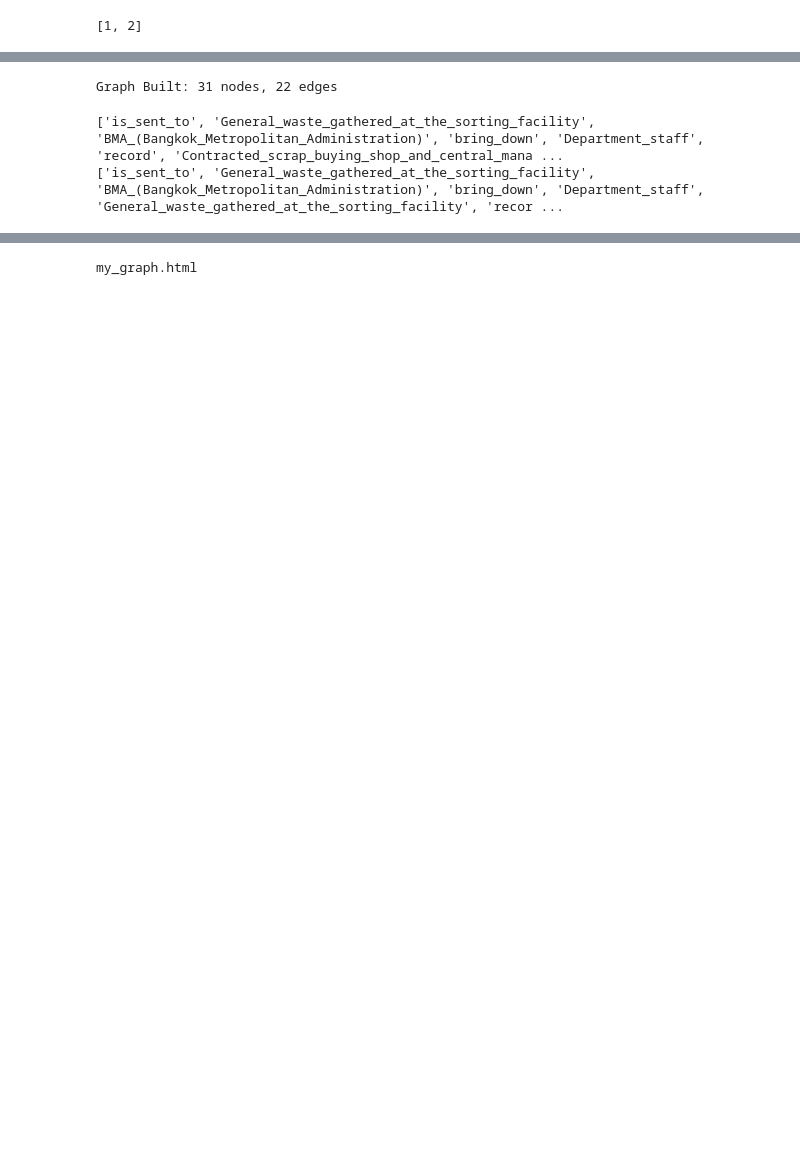
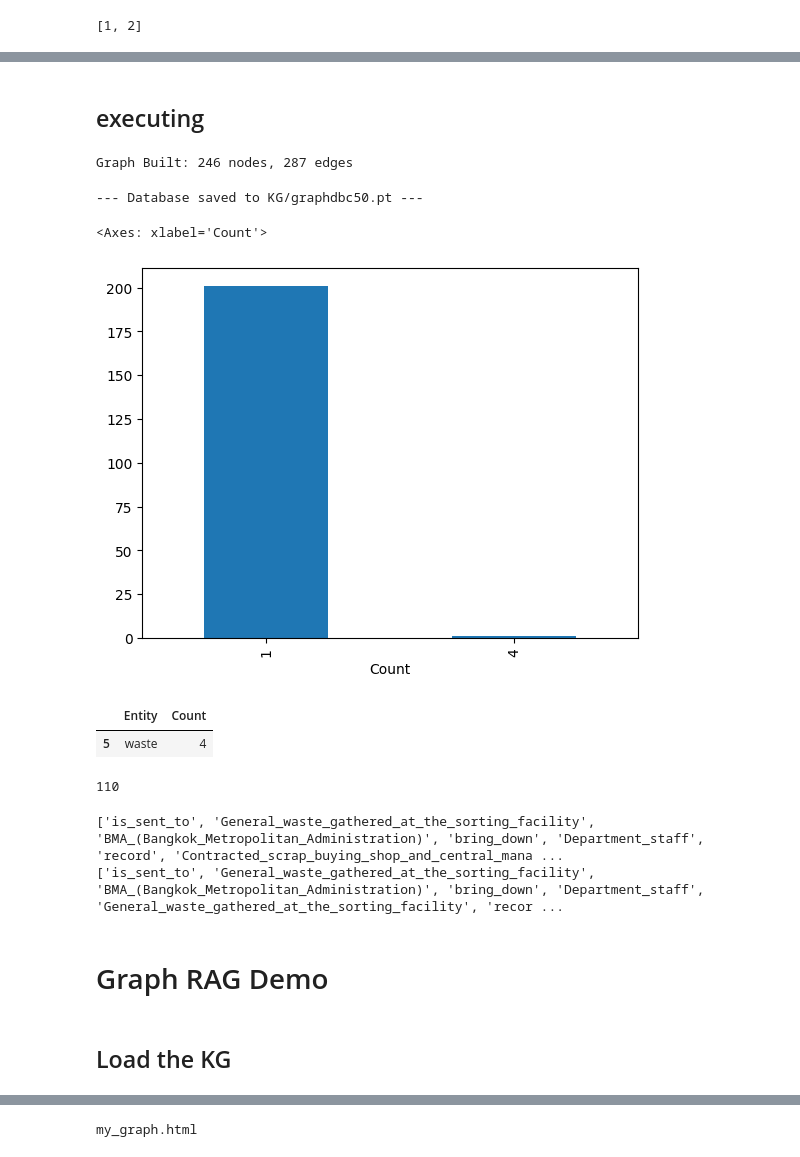
Before and after one commit to Trollface8D/Garbage-Management-Simulation-Engine, a Jupyter notebook: Simulation/map_visualize.ipynb, the cells around one changed output, grey strips where cells are left out. Cells and saved outputs as stored; diff of their text form; code cells hidden in the pictures; blank space fills up the shorter version.

```diff
--- a/Simulation/map_visualize.ipynb
+++ b/Simulation/map_visualize.ipynb
@@ -447,10 +428,7 @@ vecdb.search("garbage overflow")
+# %% [markdown]
+## executing
 # %%
-import networkx as nx
-import json
-import uuid
-from tqdm import tqdm
-
-relate_thredshold = 0.6
+relate_thredshold = 0.5
 # --- 1. YOUR INPUT DATA ---
 raw_data = {'pattern_type': 'A',
   'sentence_type': 'SB',
@@ -462,7 +440,7 @@ raw_data = {'pattern_type': 'A',
     'relationship': 'is sent to',
     'tail': 'BMA (Bangkok Metropolitan Administration)',
     'detail': 'for disposal'}]}
-raw_data = data[0]  # Using the first extracted relationship for this example
+# raw_data = data[0]  # Using the first extracted relationship for this example
 
 # --- 2. PIPELINE: CONSTRUCT THE GRAPH ---
 G = nx.DiGraph()
@@ -481,17 +459,16 @@ def add_entity_node(G, vecdb, entity_name, scope=None):
     node_id = entity_name.replace(" ", "_") # Simple ID generation
     # check node
     max_confident, search_results =  relateness(vecdb, entity_name, scope=scope)
+    # linking new concept as close relative when confidence is high
     if max_confident > relate_thredshold:
-
-        node_id = search_results[0]['id']
-        # add synonym to existing node
-        existing_node = G.nodes[node_id]
-        if 'synonyms' in existing_node:
-            if entity_name not in existing_node['synonyms']:
-                existing_node['synonyms'].append(entity_name)
-                vecdb.add_entity(node_id, entity_name)
-        else:
-            existing_node['synonyms'] = [entity_name]
+        relate_node_id = search_results[0]['id']
+        if not (relate_node_id == node_id):
+            # add synonym to existing node in form of node addition instead of as the node property (synonym)
+            G.add_node(node_id, label=entity_name, type="Entity", synonyms=[entity_name])
+            G.add_edge(relate_node_id, node_id, role="IS_CLOSE_RELATIVE")
+            vecdb.add_entity(node_id, entity_name)
+        # other is exact match case (so it obvioiusly repeated) no need to add node
+        # avoid redundant linking with the relationship node TODO: (could be solve by just add all edges and node at the end of the loop)
         if scope is not None:
             scope -= 1
         else:
@@ -511,13 +488,13 @@ for raw_data in tqdm(data):
         tail = record["tail"]
         detail = record.get("detail", "")
 
-
-        # event_id = f"event_{str(uuid.uuid4())[:8]}"
+        # event_id = f"event_{str(uuid.uuid4())[:4]}"
         event_id = relationship.replace(" ", "_")
         # TODO: check description to identify the relation node
         scope = 0
         if not G.has_node(event_id):
             # Store the rich metadata in the central node
+            event_id = f"{event_id}_{str(uuid.uuid4())[:4]}"
             G.add_node(
                 event_id,
                 type="CausalEvent",
@@ -541,4 +518,33 @@ for raw_data in tqdm(data):
 
 print(f"Graph Built: {G.number_of_nodes()} nodes, {G.number_of_edges()} edges")
 # %% [output]
-Graph Built: 31 nodes, 22 edges
+Graph Built: 246 nodes, 287 edges
+# %%
+import pickle
+D = "KG"
+with open(f"{D}/graphc{int(relate_thredshold*100)}.pickle", "wb") as f:
+    pickle.dump(G, f)
+vecdb.save(f"{D}/graphdbc{int(relate_thredshold*100)}.pt")
+# %% [output]
+--- Database saved to KG/graphdbc50.pt ---
+# %%
+from collections import Counter
+
+# Plot the occurrence of each entity in vecdb.ids
+import matplotlib.pyplot as plt
+
+entity_counts = Counter(vecdb.ids)
+entities = list(entity_counts.keys())
+counts = list(entity_counts.values())
+# %%
+cdf = pd.DataFrame({'Entity': entities, 'Count': counts})
+# %%
+cdf['Count'].value_counts().plot.bar()
+# %% [output]
+<Axes: xlabel='Count'>
+[figure, added]
+# %%
+cdf[cdf['Count'] > 1]
+# %% [output]
+|  | Entity | Count |
+| 5 | waste | 4 |
@@ -545,6 +555,14 @@ Graph Built: 31 nodes, 22 edges
+# %%
+len(G_loaded.nodes)
+# %% [output]
+110
 # %%
 print(G.nodes)
 print(vecdb.ids)
 # %% [output]
 ['is_sent_to', 'General_waste_gathered_at_the_sorting_facility', 'BMA_(Bangkok_Metropolitan_Administration)', 'bring_down', 'Department_staff', 'record', 'Contracted_scrap_buying_shop_and_central_mana ...
 ['is_sent_to', 'General_waste_gathered_at_the_sorting_facility', 'BMA_(Bangkok_Metropolitan_Administration)', 'bring_down', 'Department_staff', 'General_waste_gathered_at_the_sorting_facility', 'recor ...
+# %% [markdown]
+# Graph RAG Demo
+# %% [markdown]
+## Load the KG
```
Also changed, not shown: parts of 20 cells of this notebook.
